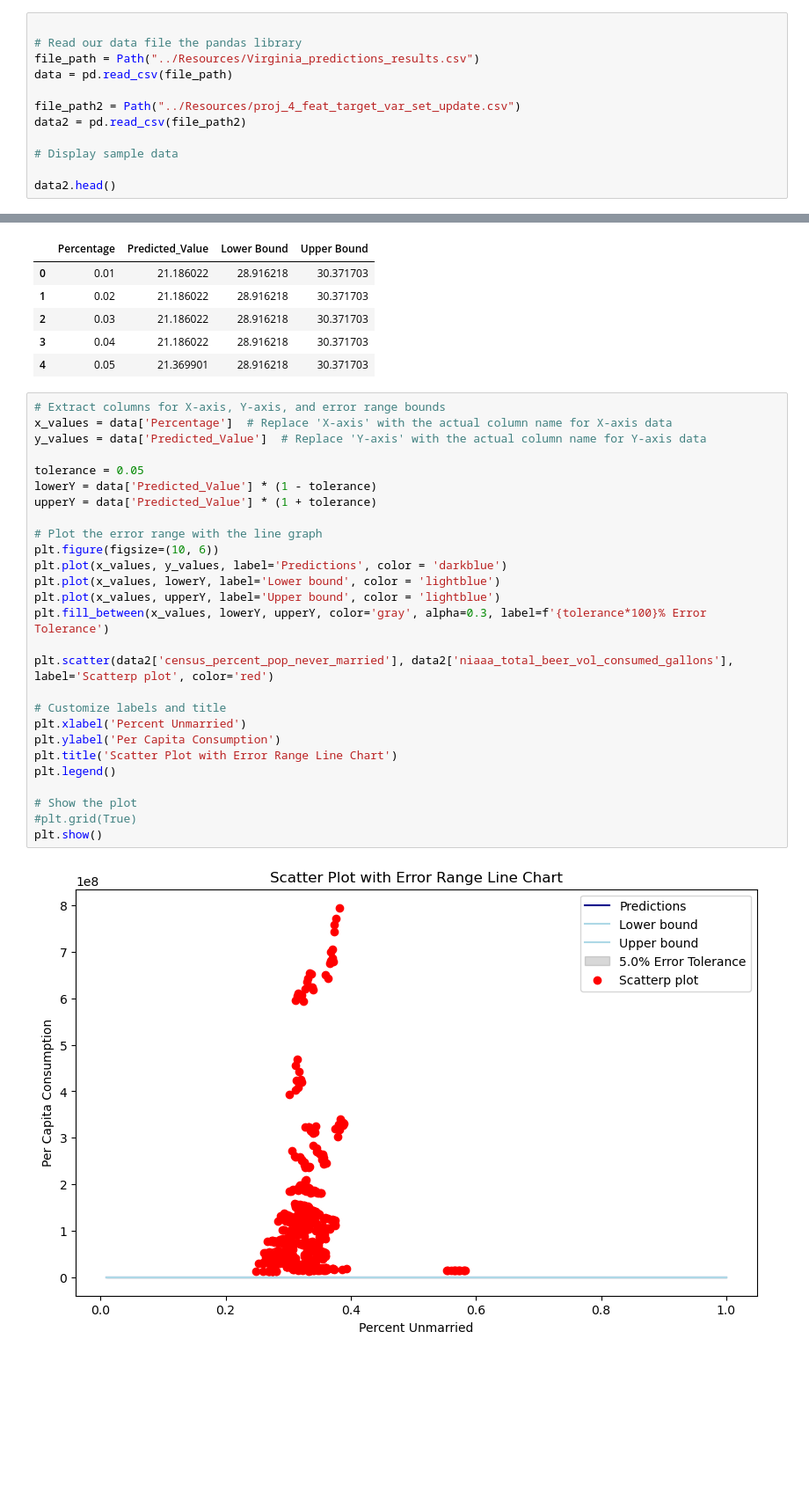
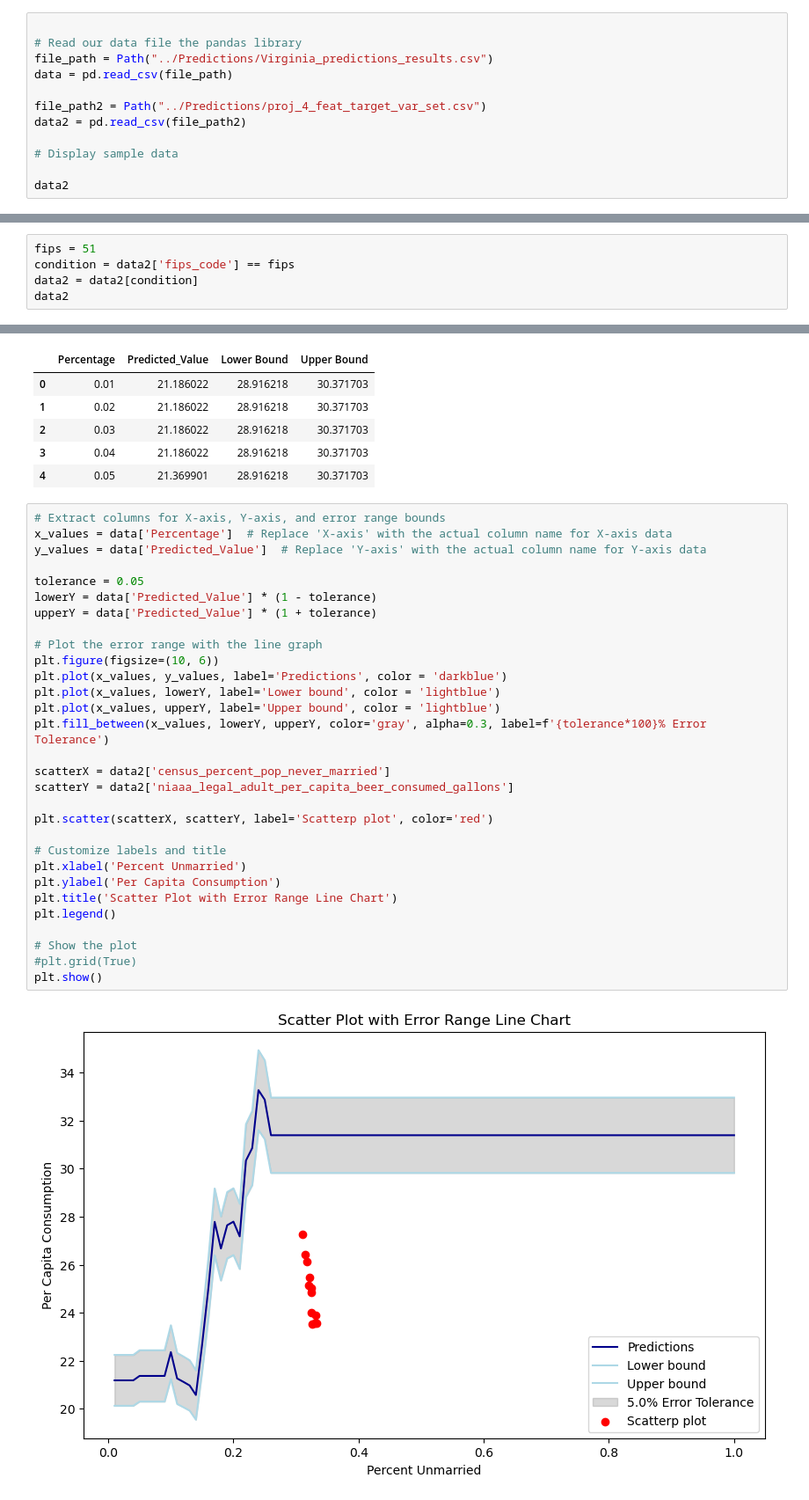
Before and after one commit to zqcushma/Project-4, a Jupyter notebook: Predictions/Virginia_scatter_attempt.ipynb, the cells around one changed output, grey strips where cells are left out. Shown at 88% size. Saved outputs shown, nothing was run; the diff lists cells and outputs as text; blank space fills up the shorter version.

Commit message:
Added scatter plot

```diff
--- a/Predictions/Virginia_scatter_attempt.ipynb
+++ b/Predictions/Virginia_scatter_attempt.ipynb
@@ -8,15 +8,15 @@ from scipy import stats
 # %%
 
 # Read our data file the pandas library
-file_path = Path("../Resources/Virginia_predictions_results.csv")
+file_path = Path("../Predictions/Virginia_predictions_results.csv")
 data = pd.read_csv(file_path)
 
-file_path2 = Path("../Resources/proj_4_feat_target_var_set_update.csv")
+file_path2 = Path("../Predictions/proj_4_feat_target_var_set.csv")
 data2 = pd.read_csv(file_path2)
 
 # Display sample data
 
-data2.head()
+data2
 # %% [output]
 |  | fips_code | state_id | state_name | high_tourist_border_sales | year | niaaa_pop_21_plus | census_total_pop | ... |
 | 0 | 1 | AL | Alabama | 0 | 2010 | 3439923 | 4785298 | ... |
@@ -27,0 +34,5 @@ data2.head()
+# %%
+fips = 51
+condition = data2['fips_code'] == fips
+data2 = data2[condition]
+data2
@@ -69,29 +95,32 @@ Upper Bound: 30.371703064744022
 # %%
 # Extract columns for X-axis, Y-axis, and error range bounds
 x_values = data['Percentage']  # Replace 'X-axis' with the actual column name for X-axis data
 y_values = data['Predicted_Value']  # Replace 'Y-axis' with the actual column name for Y-axis data
 
 tolerance = 0.05
 lowerY = data['Predicted_Value'] * (1 - tolerance)
 upperY = data['Predicted_Value'] * (1 + tolerance)
 
 # Plot the error range with the line graph
 plt.figure(figsize=(10, 6))
 plt.plot(x_values, y_values, label='Predictions', color = 'darkblue')
 plt.plot(x_values, lowerY, label='Lower bound', color = 'lightblue')
 plt.plot(x_values, upperY, label='Upper bound', color = 'lightblue')
 plt.fill_between(x_values, lowerY, upperY, color='gray', alpha=0.3, label=f'{tolerance*100}% Error Tolerance')
 
-plt.scatter(data2['census_percent_pop_never_married'], data2['niaaa_total_beer_vol_consumed_gallons'], label='Scatterp plot', color='red')
+scatterX = data2['census_percent_pop_never_married']
+scatterY = data2['niaaa_legal_adult_per_capita_beer_consumed_gallons']
+
+plt.scatter(scatterX, scatterY, label='Scatterp plot', color='red')
 
 # Customize labels and title
 plt.xlabel('Percent Unmarried')
 plt.ylabel('Per Capita Consumption')
 plt.title('Scatter Plot with Error Range Line Chart')
 plt.legend()
 
 # Show the plot
 #plt.grid(True)
 plt.show()
 # %% [output]
-[figure, old version]
+[figure, new version]
```
Also changed, not shown: parts of 2 cells of this notebook.
